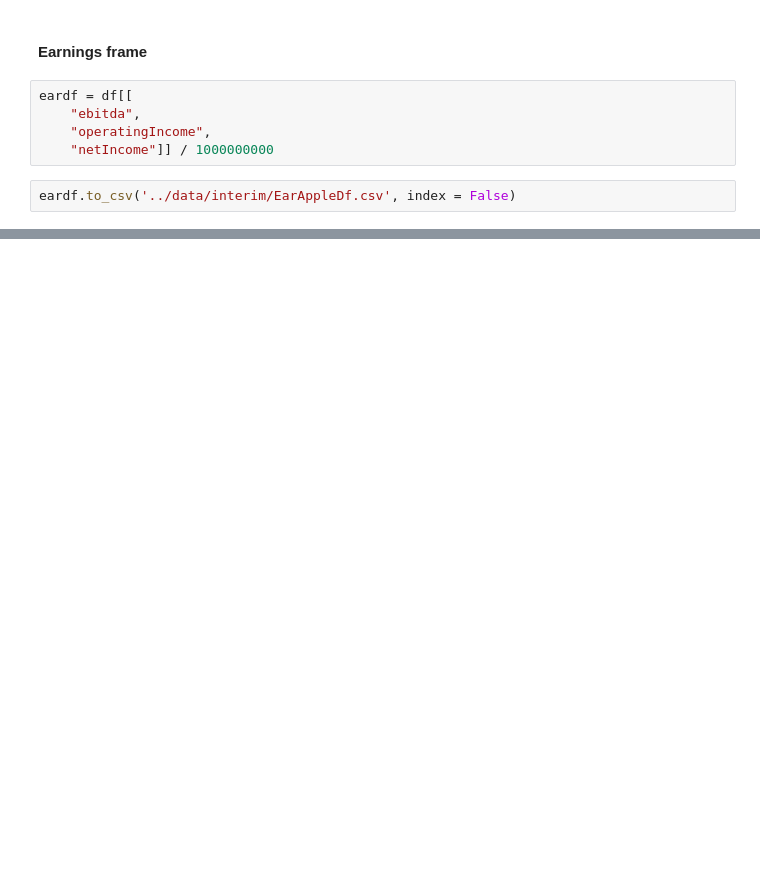
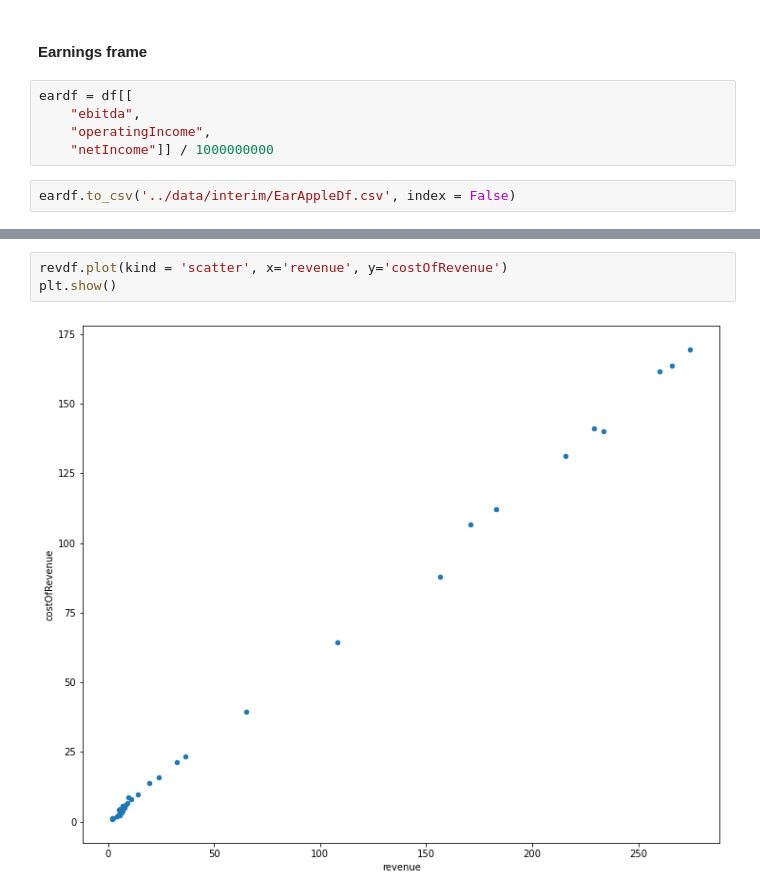
Before and after one commit to joseluistello/Regression-Analysis-Apple-Data, a Jupyter notebook: notebooks/Analysis.ipynb, the cells around one changed output, grey strips where cells are left out. Cells and saved outputs as stored; diff of their text form; blank space fills up the shorter version.

```diff
--- a/notebooks/Analysis.ipynb
+++ b/notebooks/Analysis.ipynb
@@ -114,0 +142,5 @@ eardf.to_csv('../data/interim/EarAppleDf.csv', index = False)
+# %%
+revdf.plot(kind = 'scatter', x='revenue', y='costOfRevenue')
+plt.show()
+# %% [output]
+[figure, added]
```
Also changed, not shown: parts of 8 cells of this notebook.
